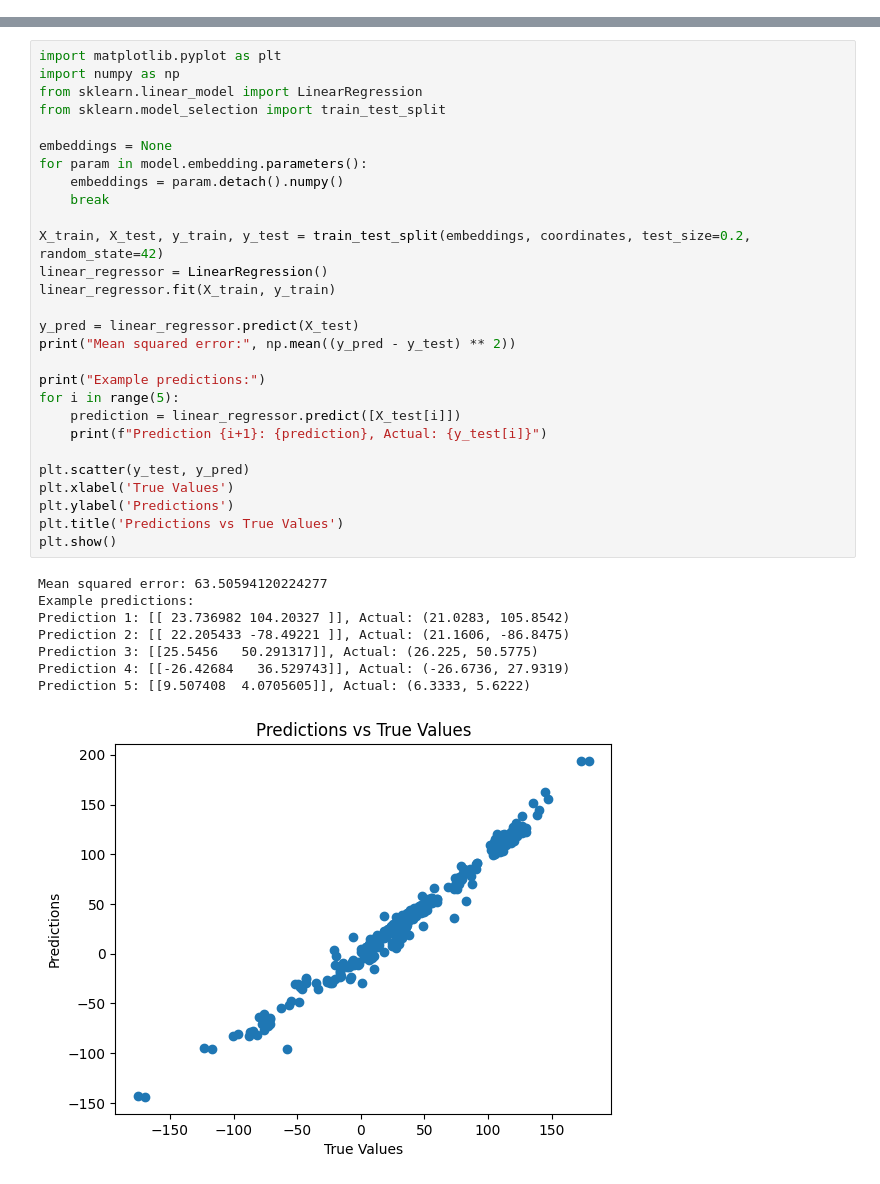
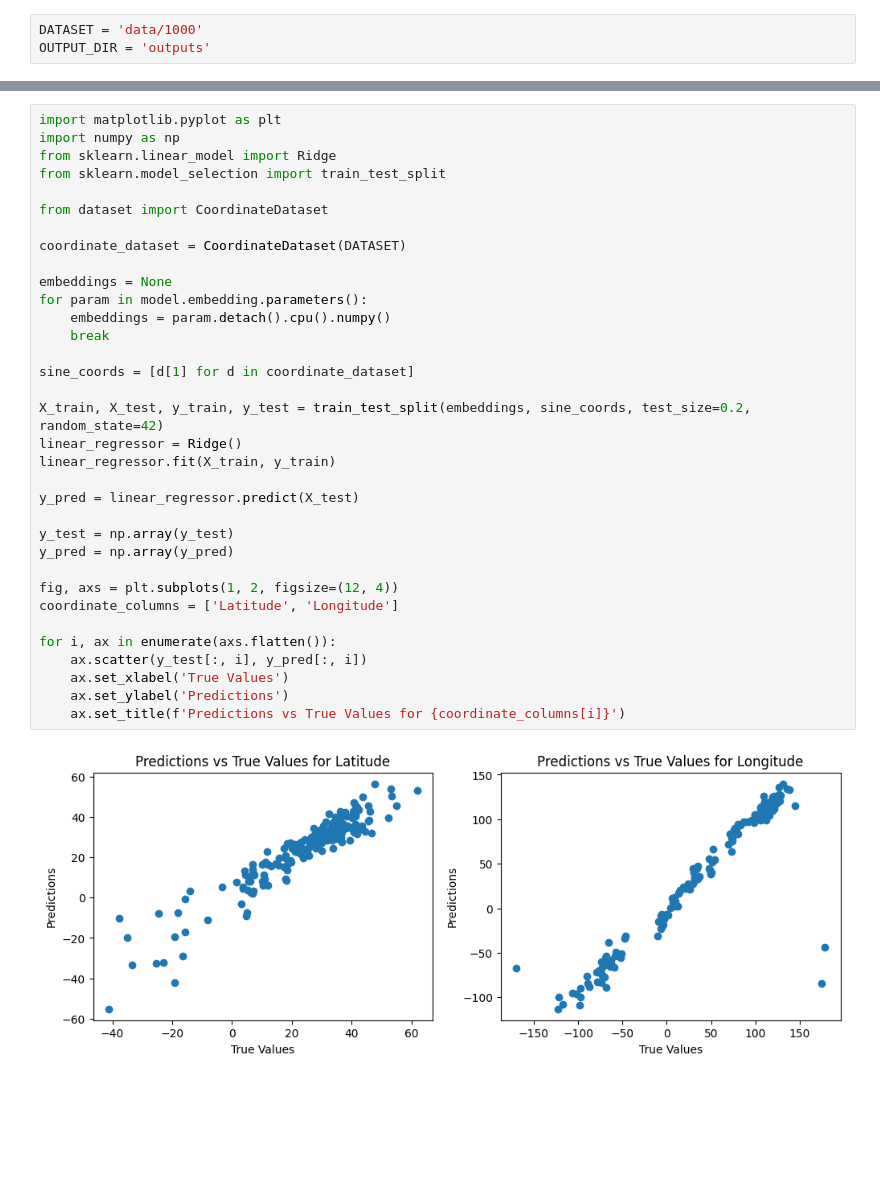
Before and after one commit to pleask/llm-geography, a Jupyter notebook: analysis.ipynb, the cells around one changed output, grey strips where cells are left out. Saved outputs shown, nothing was run; the diff lists cells and outputs as text; blank space fills up the shorter version.

```diff
--- a/analysis.ipynb
+++ b/analysis.ipynb
@@ -17,0 +11,3 @@ model.load_state_dict(torch.load(MODEL_PATH))
+# %%
+DATASET = 'data/1000'
+OUTPUT_DIR = 'outputs'
@@ -21,37 +101,36 @@ A transformer that is trained on city-token to distance learns as its embeddings
 # %%
 import matplotlib.pyplot as plt
 import numpy as np
-from sklearn.linear_model import LinearRegression
+from sklearn.linear_model import Ridge
 from sklearn.model_selection import train_test_split
+
+from dataset import CoordinateDataset
+
+coordinate_dataset = CoordinateDataset(DATASET)
 
 embeddings = None
 for param in model.embedding.parameters():
-    embeddings = param.detach().numpy()
+    embeddings = param.detach().cpu().numpy()
     break
 
-X_train, X_test, y_train, y_test = train_test_split(embeddings, coordinates, test_size=0.2, random_state=42)
-linear_regressor = LinearRegression()
+sine_coords = [d[1] for d in coordinate_dataset]
+
+X_train, X_test, y_train, y_test = train_test_split(embeddings, sine_coords, test_size=0.2, random_state=42)
+linear_regressor = Ridge()
 linear_regressor.fit(X_train, y_train)
 
 y_pred = linear_regressor.predict(X_test)
-print("Mean squared error:", np.mean((y_pred - y_test) ** 2))
 
-print("Example predictions:")
-for i in range(5):
-    prediction = linear_regressor.predict([X_test[i]])
-    print(f"Prediction {i+1}: {prediction}, Actual: {y_test[i]}")
+y_test = np.array(y_test)
+y_pred = np.array(y_pred)
 
-plt.scatter(y_test, y_pred)
-plt.xlabel('True Values')
-plt.ylabel('Predictions')
-plt.title('Predictions vs True Values')
-plt.show()
+fig, axs = plt.subplots(1, 2, figsize=(12, 4))
+coordinate_columns = ['Latitude', 'Longitude']
+
+for i, ax in enumerate(axs.flatten()):
+    ax.scatter(y_test[:, i], y_pred[:, i])
+    ax.set_xlabel('True Values')
+    ax.set_ylabel('Predictions')
+    ax.set_title(f'Predictions vs True Values for {coordinate_columns[i]}')
 # %% [output]
-Mean squared error: 63.50594120224277
-Example predictions:
-Prediction 1: [[ 23.736982 104.20327 ]], Actual: (21.0283, 105.8542)
-Prediction 2: [[ 22.205433 -78.49221 ]], Actual: (21.1606, -86.8475)
-Prediction 3: [[25.5456   50.291317]], Actual: (26.225, 50.5775)
-Prediction 4: [[-26.42684   36.529743]], Actual: (-26.6736, 27.9319)
-Prediction 5: [[9.507408  4.0705605]], Actual: (6.3333, 5.6222)
-[figure, old version]
+[figure, new version]
```
Also changed, not shown: parts of 20 cells of this notebook, 7 other files.
